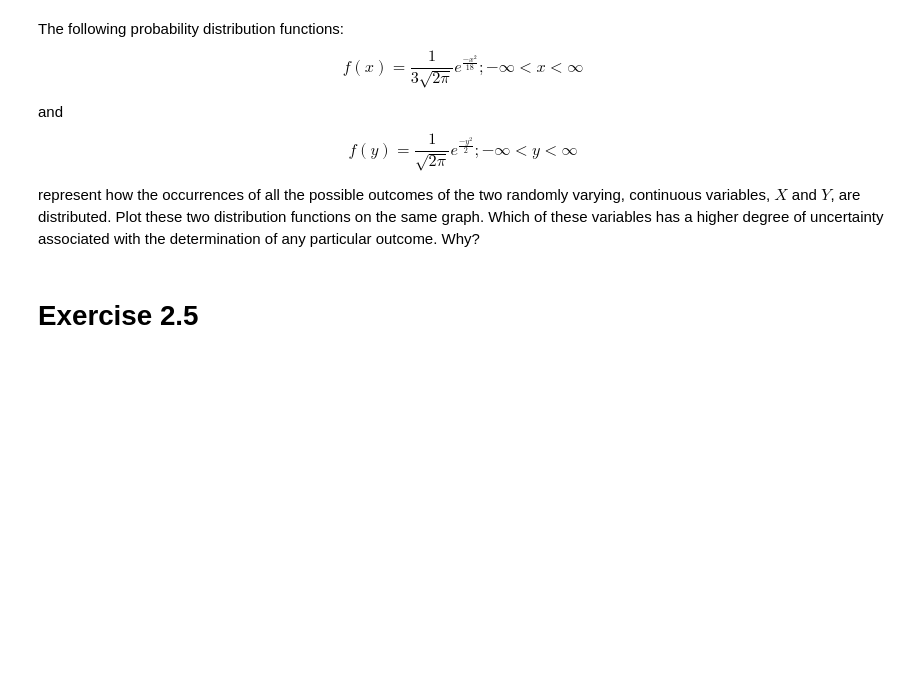
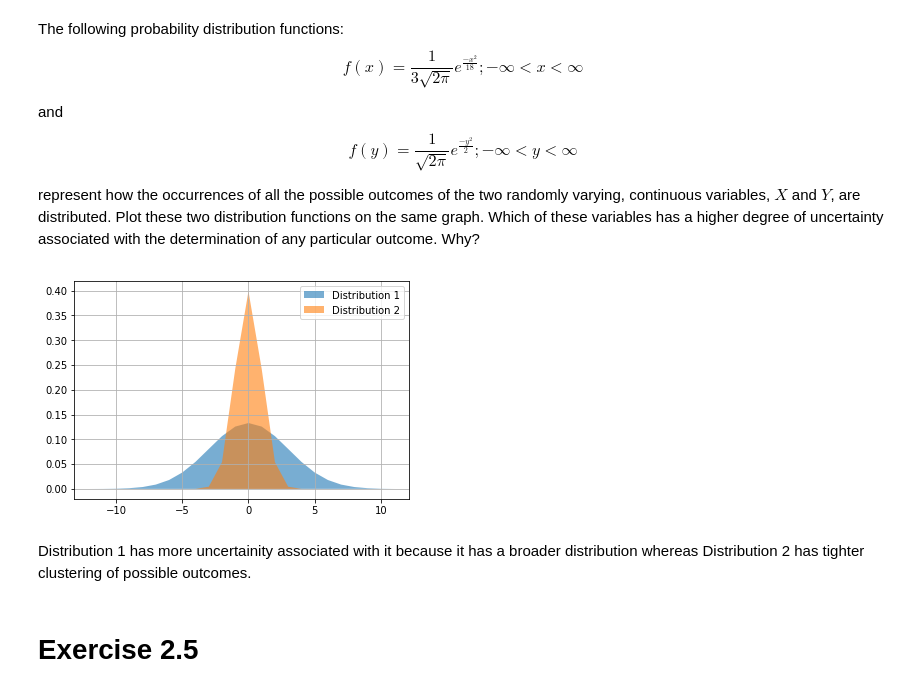
Before and after one commit to ayushi-b/Random_Phenomena_by_Babatunde_Ogunnaike, a Jupyter notebook: Chapter 2/Chapter 2.ipynb, the cells around one changed output. Cells and saved outputs as stored; diff of their text form; code cells hidden in the pictures; blank space fills up the shorter version.

```diff
--- a/Chapter 2/Chapter 2.ipynb
+++ b/Chapter 2/Chapter 2.ipynb
@@ -171,6 +166,32 @@ and
     $$
 
 represent how the occurrences of all the possible outcomes of the two randomly varying, continuous variables, $X$ and $Y$, are distributed. Plot these two distribution functions on the same graph.  Which of these variables has a higher degree of uncertainty associated with the determination of any particular outcome. Why?
+# %%
+def distribution1(x):
+    return (1/(3*np.sqrt(2*np.pi)))*(np.exp((-(x**2))/18))
+
+
+def distribution2(y):
+    return (1/(np.sqrt(2*np.pi)))*(np.exp((-(y**2))/2))
+
+
+
+lim = 12
+t = range(-lim, lim)
+
+x = [distribution1(val) for val in t]
+y = [distribution2(val) for val in t]
+
+alpha=0.6
+plt.fill(t, x, label='Distribution 1', alpha=alpha)
+plt.fill(t, y, label='Distribution 2', alpha=alpha)
+plt.grid(True)
+plt.legend()
+plt.show()
+# %% [output]
+[figure, added]
+# %% [markdown]
+Distribution 1 has more uncertainity associated with it because it has a broader distribution whereas Distribution 2 has tighter clustering of possible outcomes.
 # %% [markdown]
 # Exercise 2.5
 # %% [markdown]
```
Also changed, not shown: parts of 9 cells of this notebook.
